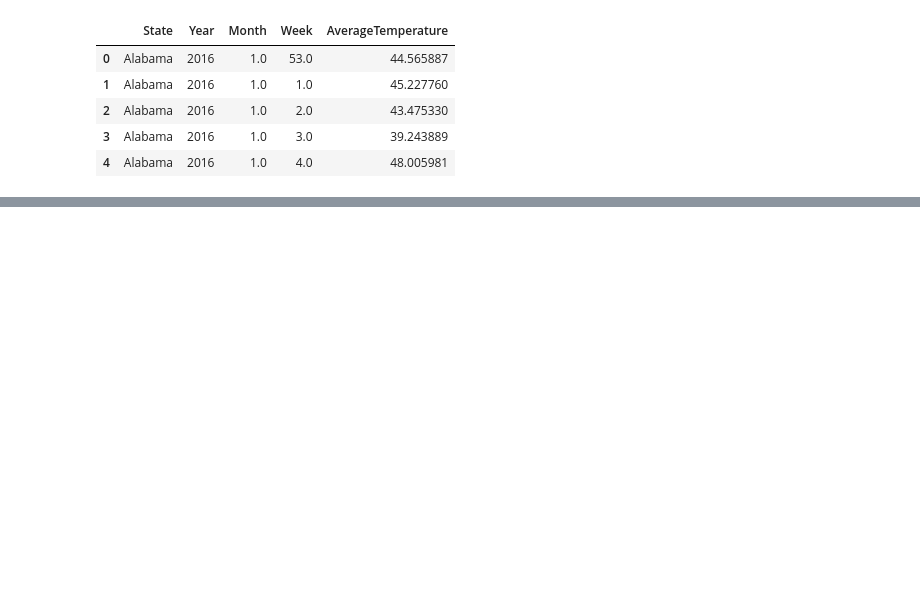
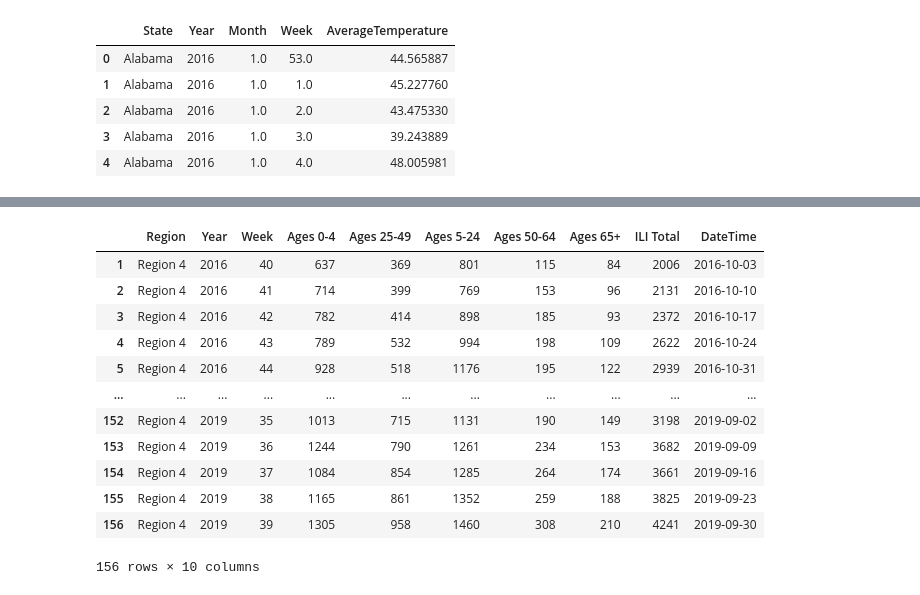
Before and after one commit to anthjordan/project-1, a Jupyter notebook: Weather_py/flu_to_temp.ipynb, the cells around one changed output, grey strips where cells are left out. Saved outputs shown, nothing was run; the diff lists cells and outputs as text; code cells hidden in the pictures; blank space fills up the shorter version.

```diff
--- a/Weather_py/flu_to_temp.ipynb
+++ b/Weather_py/flu_to_temp.ipynb
@@ -47,3 +47,6 @@ Temp_DF.head().dropna()
 | 2 | Alabama | 2016 | 1.0 | 2.0 | 43.475330 |
 | 3 | Alabama | 2016 | 1.0 | 3.0 | 39.243889 |
 | 4 | Alabama | 2016 | 1.0 | 4.0 | 48.005981 |
+# %%
+Flu_DF = Flu_DF.reset_index()
+Flu_DF.head()
@@ -49,0 +68,5 @@ Temp_DF.head().dropna()
+# %%
+Flu_DF = Flu_DF.rename(columns={'level_0':'Region Type','level_1':'Region','level_2':'Year','level_3':'Week','level_4':'% Weighted ILI','level_5':'% Unweighted ILI',
+                                  'level_6':'Ages 0-4','level_7':'Ages 25-49','level_8':'Ages 25-64','level_9':'Ages 5-24','level_10':'Ages 50-64',
+                                  'level_11':'Ages 65+','level_12':'ILI Total','level_13':'# Providers'})
+Flu_DF.head()
@@ -49,0 +80,6 @@ Temp_DF.head().dropna()
+# %%
+Flu_DF = Flu_DF.drop(['Region Type','% Weighted ILI','% Unweighted ILI','Ages 25-64','# Providers',
+                      'PERCENTAGE OF VISITS FOR INFLUENZA-LIKE-ILLNESS REPORTED BY SENTINEL PROVIDERS'],axis=1)
+
+Flu_DF = Flu_DF.drop([0],axis=0)
+Flu_DF.head()
@@ -49,0 +93,18 @@ Temp_DF.head().dropna()
+# %%
+Flu_DF['DateTime']= pd.to_datetime(Flu_DF.Year.astype(str)+'-'+ Flu_DF.Week.astype(str)+ '-1', format= "%Y-%W-%w")
+
+Flu_DF
+# %% [output]
+|  | Region | Year | Week | Ages 0-4 | Ages 25-49 | Ages 5-24 | Ages 50-64 | Ages 65+ | ILI Total | DateTime |
+| 1 | Region 4 | 2016 | 40 | 637 | 369 | 801 | 115 | 84 | 2006 | 2016-10-03 |
+| 2 | Region 4 | 2016 | 41 | 714 | 399 | 769 | 153 | 96 | 2131 | 2016-10-10 |
+| 3 | Region 4 | 2016 | 42 | 782 | 414 | 898 | 185 | 93 | 2372 | 2016-10-17 |
+| 4 | Region 4 | 2016 | 43 | 789 | 532 | 994 | 198 | 109 | 2622 | 2016-10-24 |
+| 5 | Region 4 | 2016 | 44 | 928 | 518 | 1176 | 195 | 122 | 2939 | 2016-10-31 |
+| ... | ... | ... | ... | ... | ... | ... | ... | ... | ... | ... |
+| 152 | Region 4 | 2019 | 35 | 1013 | 715 | 1131 | 190 | 149 | 3198 | 2019-09-02 |
+| 153 | Region 4 | 2019 | 36 | 1244 | 790 | 1261 | 234 | 153 | 3682 | 2019-09-09 |
+| 154 | Region 4 | 2019 | 37 | 1084 | 854 | 1285 | 264 | 174 | 3661 | 2019-09-16 |
+| 155 | Region 4 | 2019 | 38 | 1165 | 861 | 1352 | 259 | 188 | 3825 | 2019-09-23 |
+| 156 | Region 4 | 2019 | 39 | 1305 | 958 | 1460 | 308 | 210 | 4241 | 2019-09-30 |
+156 rows × 10 columns
```
Also changed, not shown: parts of 9 cells of this notebook.
